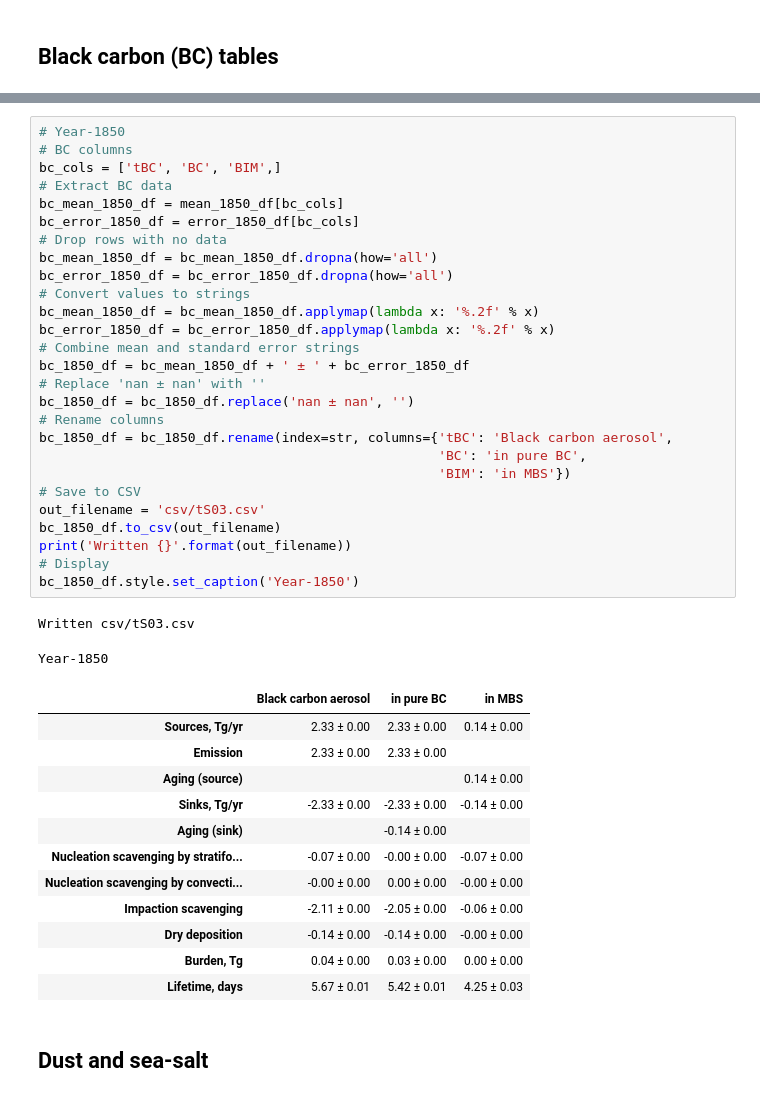
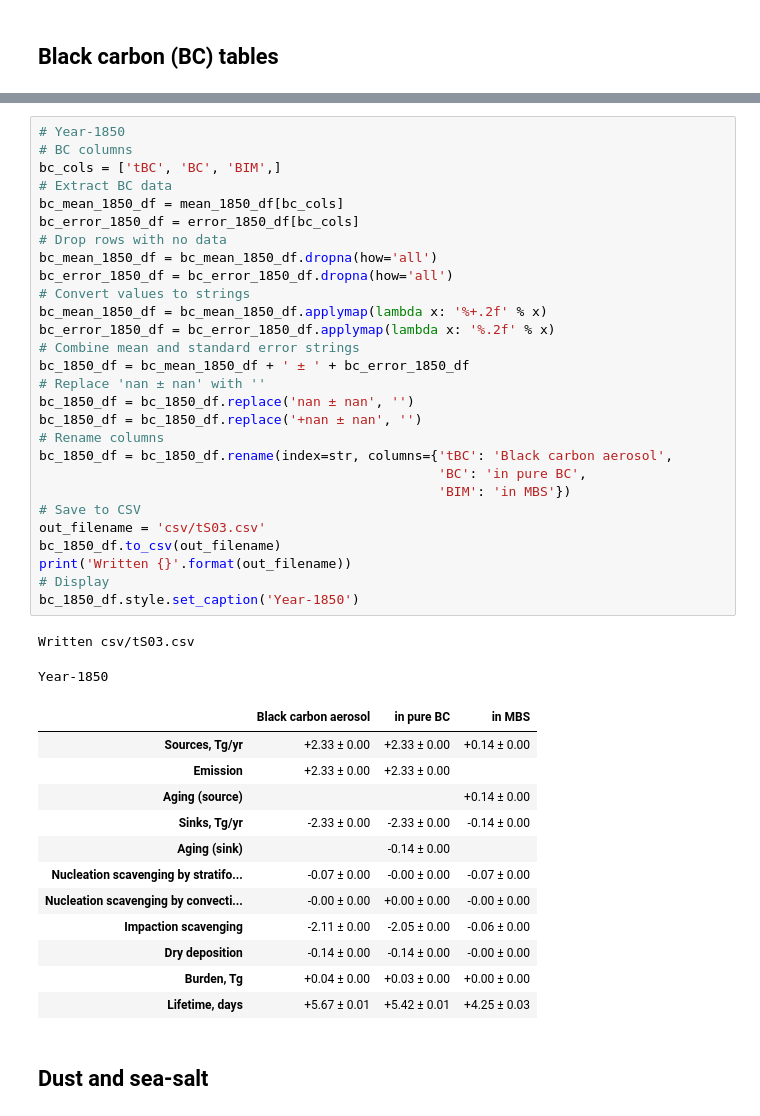
Before and after one commit to grandey/p17c-marc-comparison, a Jupyter notebook: analysis_draft2017b/budget_tables_draft2017b.ipynb, the cells around one changed output, grey strips where cells are left out. Cells and saved outputs as stored; diff of their text form.

```diff
--- a/analysis_draft2017b/budget_tables_draft2017b.ipynb
+++ b/analysis_draft2017b/budget_tables_draft2017b.ipynb
@@ -461,45 +466,46 @@ Year-2000
 # %%
 # Year-1850
 # BC columns
 bc_cols = ['tBC', 'BC', 'BIM',]
 # Extract BC data
 bc_mean_1850_df = mean_1850_df[bc_cols]
 bc_error_1850_df = error_1850_df[bc_cols]
 # Drop rows with no data
 bc_mean_1850_df = bc_mean_1850_df.dropna(how='all')
 bc_error_1850_df = bc_error_1850_df.dropna(how='all')
 # Convert values to strings
-bc_mean_1850_df = bc_mean_1850_df.applymap(lambda x: '%.2f' % x)
+bc_mean_1850_df = bc_mean_1850_df.applymap(lambda x: '%+.2f' % x)
 bc_error_1850_df = bc_error_1850_df.applymap(lambda x: '%.2f' % x)
 # Combine mean and standard error strings
 bc_1850_df = bc_mean_1850_df + ' ± ' + bc_error_1850_df
 # Replace 'nan ± nan' with ''
 bc_1850_df = bc_1850_df.replace('nan ± nan', '')
+bc_1850_df = bc_1850_df.replace('+nan ± nan', '')
 # Rename columns
 bc_1850_df = bc_1850_df.rename(index=str, columns={'tBC': 'Black carbon aerosol',
                                                    'BC': 'in pure BC',
                                                    'BIM': 'in MBS'})
 # Save to CSV
 out_filename = 'csv/tS03.csv'
 bc_1850_df.to_csv(out_filename)
 print('Written {}'.format(out_filename))
 # Display
 bc_1850_df.style.set_caption('Year-1850')
 # %% [output]
 Written csv/tS03.csv
 Year-1850
 |  | Black carbon aerosol | in pure BC | in MBS |
-| Sources, Tg/yr | 2.33 ± 0.00 | 2.33 ± 0.00 | 0.14 ± 0.00 |
-| Emission | 2.33 ± 0.00 | 2.33 ± 0.00 |  |
-| Aging (source) |  |  | 0.14 ± 0.00 |
+| Sources, Tg/yr | +2.33 ± 0.00 | +2.33 ± 0.00 | +0.14 ± 0.00 |
+| Emission | +2.33 ± 0.00 | +2.33 ± 0.00 |  |
+| Aging (source) |  |  | +0.14 ± 0.00 |
 | Sinks, Tg/yr | -2.33 ± 0.00 | -2.33 ± 0.00 | -0.14 ± 0.00 |
 | Aging (sink) |  | -0.14 ± 0.00 |  |
 | Nucleation scavenging by stratifo... | -0.07 ± 0.00 | -0.00 ± 0.00 | -0.07 ± 0.00 |
-| Nucleation scavenging by convecti... | -0.00 ± 0.00 | 0.00 ± 0.00 | -0.00 ± 0.00 |
+| Nucleation scavenging by convecti... | -0.00 ± 0.00 | +0.00 ± 0.00 | -0.00 ± 0.00 |
 | Impaction scavenging | -2.11 ± 0.00 | -2.05 ± 0.00 | -0.06 ± 0.00 |
 | Dry deposition | -0.14 ± 0.00 | -0.14 ± 0.00 | -0.00 ± 0.00 |
-| Burden, Tg | 0.04 ± 0.00 | 0.03 ± 0.00 | 0.00 ± 0.00 |
-| Lifetime, days | 5.67 ± 0.01 | 5.42 ± 0.01 | 4.25 ± 0.03 |
+| Burden, Tg | +0.04 ± 0.00 | +0.03 ± 0.00 | +0.00 ± 0.00 |
+| Lifetime, days | +5.67 ± 0.01 | +5.42 ± 0.01 | +4.25 ± 0.03 |
 # %% [markdown]
 ## Dust and sea-salt
 # %%
```
Also changed, not shown: parts of 10 cells of this notebook, 8 other files.
